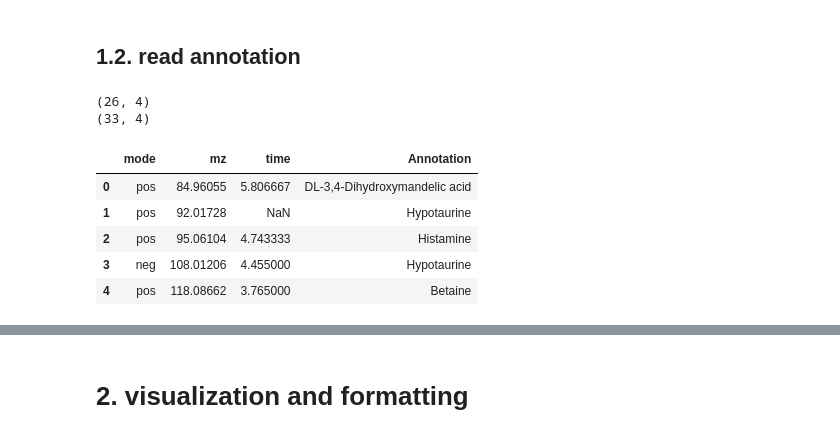
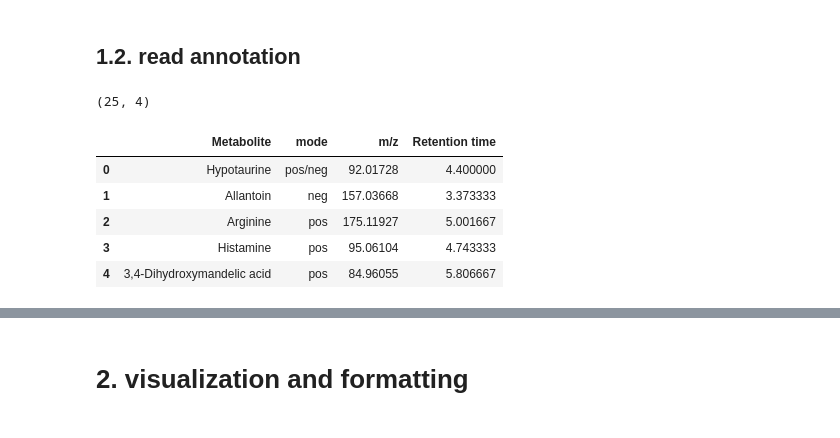
Before and after one commit to adelomana/healing, a Jupyter notebook: clustering_biomarkers_full.ipynb, the cells around one changed output, grey strips where cells are left out. Saved outputs shown, nothing was run; the diff lists cells and outputs as text; code cells hidden in the pictures.

```diff
--- a/clustering_biomarkers_full.ipynb
+++ b/clustering_biomarkers_full.ipynb
@@ -86,25 +85,34 @@ Name: 62.02452_pos, dtype: float64
 # %% [markdown]
 ## 1.2. read annotation
 # %%
+#
 # first version, working with input file Table 1- Adrian.xlsx
+#
 #shared_annotation = pandas.read_excel(annotation_file, sheet_name='Sheet3')
 
-annotation_partial = pandas.read_excel(annotation_file, sheet_name='DPT wounds')
-annotation_full = pandas.read_excel(annotation_file, sheet_name='FT wounds')
+#
+# second version, working with the input file, Table 1 Updated.xlsx
+#
+# annotation_partial = pandas.read_excel(annotation_file, sheet_name='DPT wounds')
+# annotation_full = pandas.read_excel(annotation_file, sheet_name='FT wounds')
+# annotation_partial.drop(columns=['Identification Method', 'Common Fragments '], inplace=True)
+# annotation_full.drop(columns=['Identification Method', 'Common Fragments ', 'Unnamed: 6', 'Unnamed: 7'], inplace=True)
+# print(annotation_partial.shape)
+# print(annotation_full.shape)
+# annotation_partial.head()
 
-annotation_partial.drop(columns=['Identification Method', 'Common Fragments '], inplace=True)
-annotation_full.drop(columns=['Identification Method', 'Common Fragments ', 'Unnamed: 6', 'Unnamed: 7'], inplace=True)
-
-print(annotation_partial.shape)
-print(annotation_full.shape)
-
-annotation_partial.head()
+#
+# third version, working with the input file Table 1.xlsx
+#
-# %% [output]
-(26, 4)
-(33, 4)
-|  | mode | mz | time | Annotation |
-| 0 | pos | 84.96055 | 5.806667 | DL-3,4-Dihydroxymandelic acid |
-| 1 | pos | 92.01728 | NaN | Hypotaurine |
-| 2 | pos | 95.06104 | 4.743333 | Histamine |
-| 3 | neg | 108.01206 | 4.455000 | Hypotaurine |
-| 4 | pos | 118.08662 | 3.765000 | Betaine |
+# %%
+annotation_partial = pandas.read_excel(annotation_partial_file, sheet_name='DPT wounds', skiprows=1, usecols=['mode', 'm/z', 'Retention time', 'Metabolite'])
+print(annotation_partial.shape)
+annotation_partial.head()
+# %% [output]
+(25, 4)
+|  | Metabolite | mode | m/z | Retention time |
+| 0 | Hypotaurine | pos/neg | 92.01728 | 4.400000 |
+| 1 | Allantoin | neg | 157.03668 | 3.373333 |
+| 2 | Arginine | pos | 175.11927 | 5.001667 |
+| 3 | Histamine | pos | 95.06104 | 4.743333 |
+| 4 | 3,4-Dihydroxymandelic acid | pos | 84.96055 | 5.806667 |
```
Also changed, not shown: parts of 10 cells of this notebook, 2 other files.
